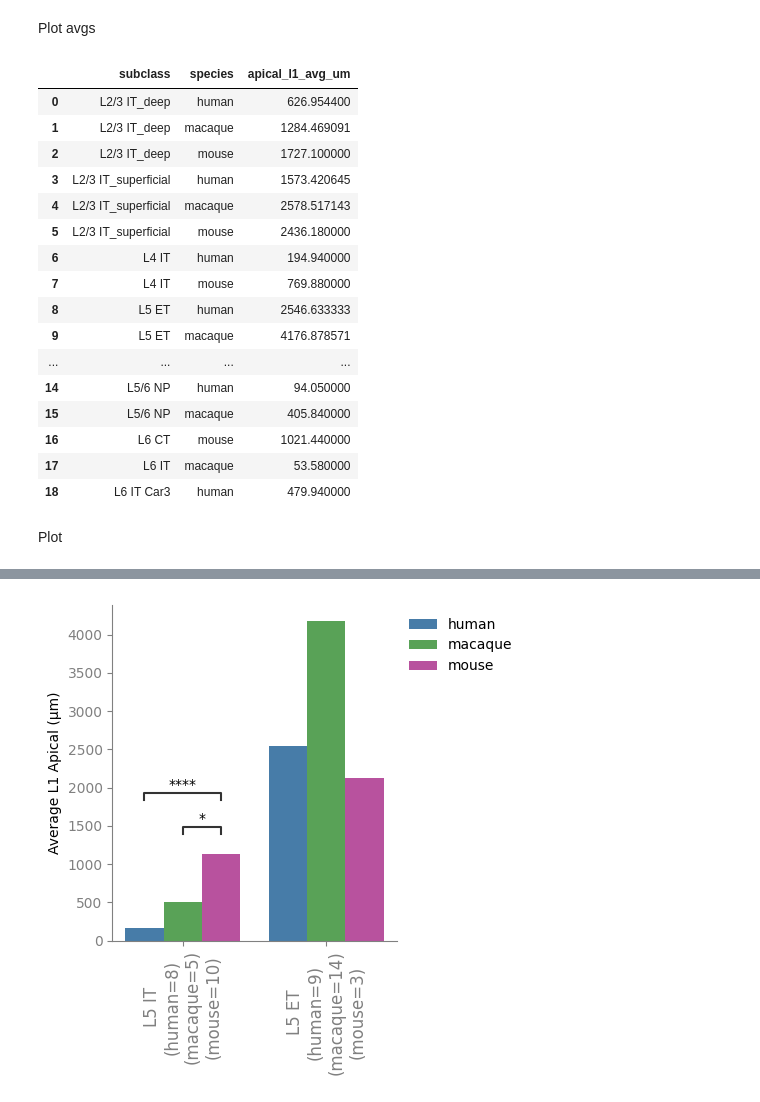
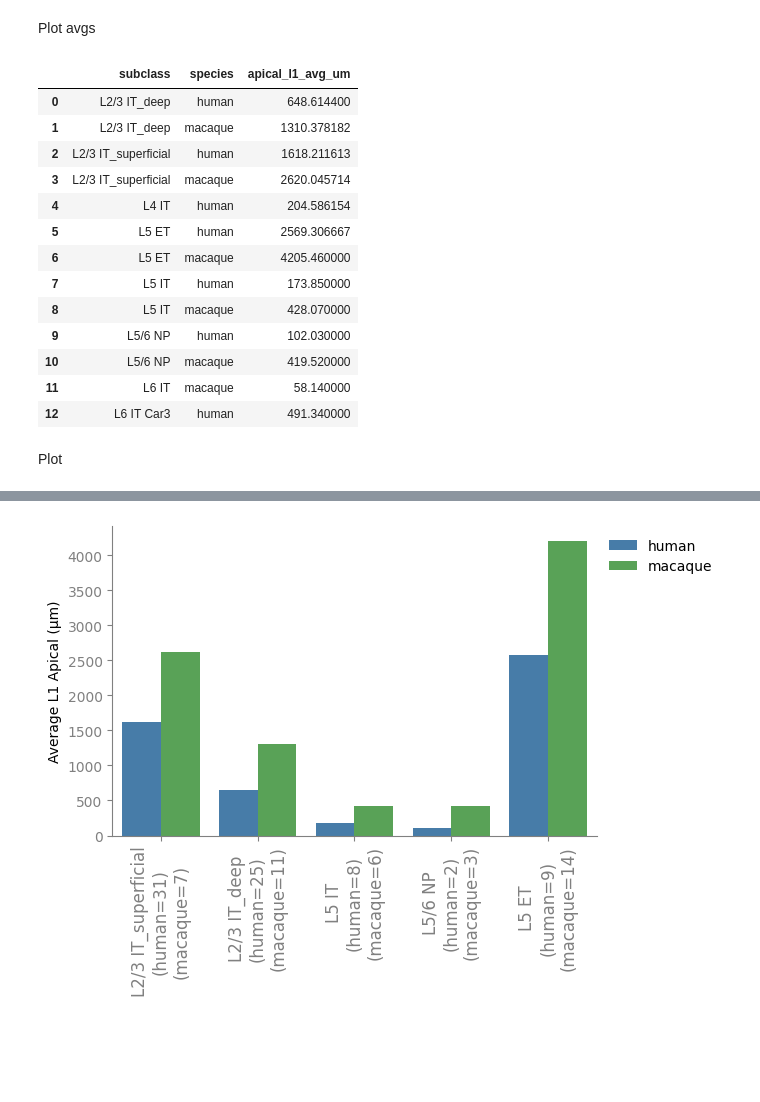
Before and after one commit to AllenInstitute/human_patchseq_excitatory, a Jupyter notebook: code/analysis/cross_species/3_apical_in_l1.ipynb, the cells around one changed output, grey strips where cells are left out. Cells and saved outputs as stored; diff of their text form; code cells hidden in the pictures; blank space fills up the shorter version.

Commit message:
cross species checkpoint

```diff
--- a/code/analysis/cross_species/3_apical_in_l1.ipynb
+++ b/code/analysis/cross_species/3_apical_in_l1.ipynb
@@ -24,7 +24,7 @@ from core_utils import get_seaad_colors
 
 plt.rcParams['pdf.fonttype'] = 42 # ensures that the text is editable when imported into Illustrator
 # %%
-species_type = 'species' #'primate', 'species'
+species_type = 'primate' #'primate', 'species'
 
 dataset_type = '' #'_inclusive', ''  --- '' is restricted to L5 IT in Layer 5, '_inclusive' includes L5 IT not in Layer 5
 
@@ -71,7 +71,7 @@ q_data = q_data * AVERAGE_DISTANCE_BETWEEN_NODES
 m_data = m_data * AVERAGE_DISTANCE_BETWEEN_NODES
 
 #Get L1 boundary
-pia_buffer = -5 #0 #5
+pia_buffer = 0 #5
 human_layers, _, _ = load_layer_template('human')
 h_pia = human_layers['2'] + pia_buffer
 h_pia_bin = round(h_pia/bin_size)
@@ -767,26 +773,28 @@ subclass_apical_l1_avg = subclass_apical_l1_avg.rename(columns={'apical_l1_sum_u
 subclass_apical_l1_avg
 # %% [output]
 |  | subclass | species | apical_l1_avg_um |
-| 0 | L2/3 IT_deep | human | 626.954400 |
-| 1 | L2/3 IT_deep | macaque | 1284.469091 |
-| 2 | L2/3 IT_deep | mouse | 1727.100000 |
-| 3 | L2/3 IT_superficial | human | 1573.420645 |
-| 4 | L2/3 IT_superficial | macaque | 2578.517143 |
-| 5 | L2/3 IT_superficial | mouse | 2436.180000 |
-| 6 | L4 IT | human | 194.940000 |
-| 7 | L4 IT | mouse | 769.880000 |
-| 8 | L5 ET | human | 2546.633333 |
-| 9 | L5 ET | macaque | 4176.878571 |
-| ... | ... | ... | ... |
-| 14 | L5/6 NP | human | 94.050000 |
-| 15 | L5/6 NP | macaque | 405.840000 |
-| 16 | L6 CT | mouse | 1021.440000 |
-| 17 | L6 IT | macaque | 53.580000 |
-| 18 | L6 IT Car3 | human | 479.940000 |
+| 0 | L2/3 IT_deep | human | 648.614400 |
+| 1 | L2/3 IT_deep | macaque | 1310.378182 |
+| 2 | L2/3 IT_superficial | human | 1618.211613 |
+| 3 | L2/3 IT_superficial | macaque | 2620.045714 |
+| 4 | L4 IT | human | 204.586154 |
+| 5 | L5 ET | human | 2569.306667 |
+| 6 | L5 ET | macaque | 4205.460000 |
+| 7 | L5 IT | human | 173.850000 |
+| 8 | L5 IT | macaque | 428.070000 |
+| 9 | L5/6 NP | human | 102.030000 |
+| 10 | L5/6 NP | macaque | 419.520000 |
+| 11 | L6 IT | macaque | 58.140000 |
+| 12 | L6 IT Car3 | human | 491.340000 |
 # %% [markdown]
 Plot
 # %%
 subclass_apical_l1_avg = subclass_apical_l1_avg[subclass_apical_l1_avg.subclass.isin(keep_subclasses)]
+
+if species_type == 'primate':
+    figsize=(7,5)
+else:
+    figsize=(4,5)
 # %%
 plot_stats = True
 
@@ -794,7 +802,7 @@ fig_name = os.path.join(OUT_DIR, f"{species_type}_average_l1_apical_length.pdf")
 if plot_stats:
     fig_name = fig_name.replace('.pdf', '_withStats.pdf')
 
-fig, ax = plt.subplots(figsize=(8,5))
+fig, ax = plt.subplots(figsize=figsize)
 sns.barplot(
     data=subclass_apical_l1_avg,
     x='subclass',
@@ -820,7 +828,10 @@ for t in keep_subclasses:
     nq = len(nq_df)
     nm = len(nm_df)
 
-    nobs.append(f"{t}\n(human={nh})\n(macaque={nq})\n(mouse={nm})")
+    if species_type == 'species':
+        nobs.append(f"{t}\n(human={nh})\n(macaque={nq})\n(mouse={nm})")
+    else:
+        nobs.append(f"{t}\n(human={nh})\n(macaque={nq})")
 
 ax.set_xticklabels(nobs, rotation=0, ha='center', fontsize=12)
 
@@ -846,8 +857,10 @@ if plot_stats:
 
     # Iterate over each subclass level
     for subclass in keep_subclasses:
-        # Skip if no posthoc results
+        # Skip if no posthoc results OR if the FDR-corrected main test is not significant
         if subclass not in mn_posthoc_pvals:
+            continue
+        if not mn_pvals_rejected.get(subclass, False):
             continue
 
         posthoc_results = mn_posthoc_pvals[subclass]
@@ -931 +935 @@ L5 IT_human vs. L5 IT_mouse: Custom statistical test, P_val:6.853e-05
-[figure, old version]
+[figure, new version]
```
Also changed, not shown: parts of 10 cells of this notebook, 4 other files.
